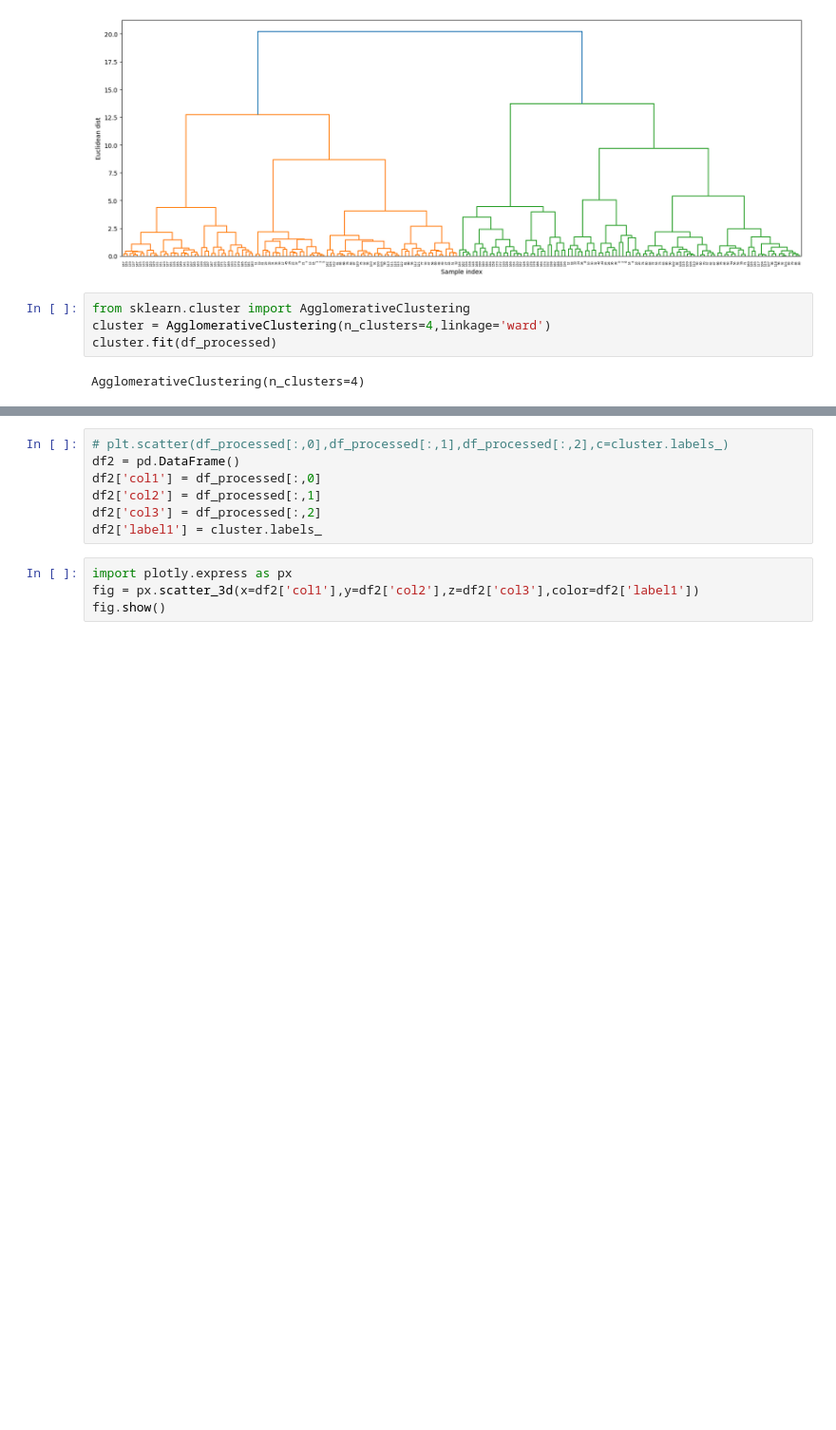
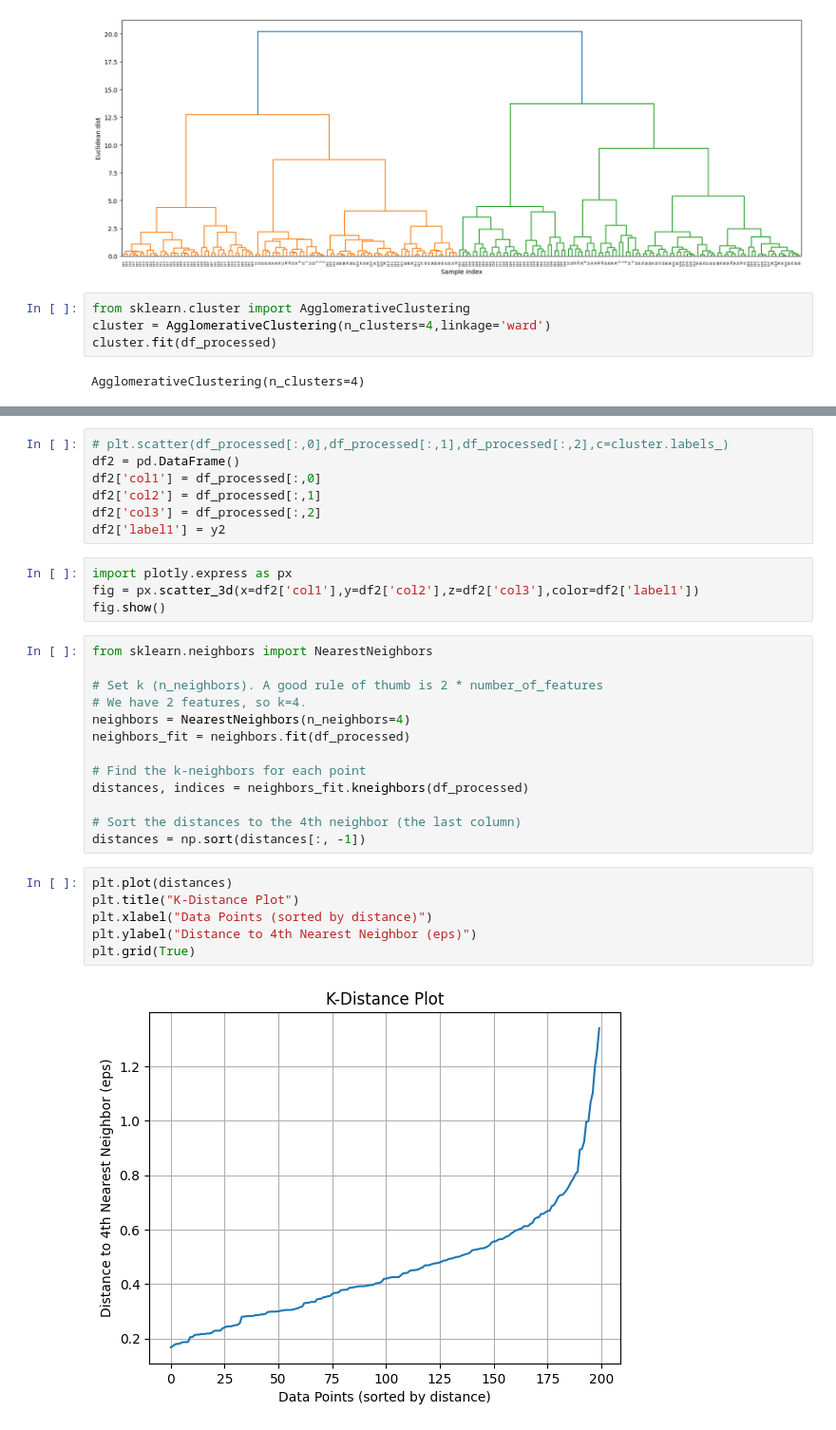
Before and after one commit to hcbagde17/Compute-Tasks, a Jupyter notebook: ml_task2.ipynb, the cells around one changed output, grey strips where cells are left out. Shown at 95% size. Saved outputs shown, nothing was run; the diff lists cells and outputs as text; blank space fills up the shorter version.

```diff
--- a/ml_task2.ipynb
+++ b/ml_task2.ipynb
@@ -286,8 +300,29 @@ df2 = pd.DataFrame()
 df2['col1'] = df_processed[:,0]
 df2['col2'] = df_processed[:,1]
 df2['col3'] = df_processed[:,2]
-df2['label1'] = cluster.labels_
+df2['label1'] = y2
 # %%
 import plotly.express as px
 fig = px.scatter_3d(x=df2['col1'],y=df2['col2'],z=df2['col3'],color=df2['label1'])
 fig.show()
+# %%
+from sklearn.neighbors import NearestNeighbors
+
+# Set k (n_neighbors). A good rule of thumb is 2 * number_of_features
+# We have 2 features, so k=4.
+neighbors = NearestNeighbors(n_neighbors=4)
+neighbors_fit = neighbors.fit(df_processed)
+
+# Find the k-neighbors for each point
+distances, indices = neighbors_fit.kneighbors(df_processed)
+
+# Sort the distances to the 4th neighbor (the last column)
+distances = np.sort(distances[:, -1])
+# %%
+plt.plot(distances)
+plt.title("K-Distance Plot")
+plt.xlabel("Data Points (sorted by distance)")
+plt.ylabel("Distance to 4th Nearest Neighbor (eps)")
+plt.grid(True)
+# %% [output]
+[figure, added]
```
Also changed, not shown: parts of 13 cells of this notebook, 2 other files.
